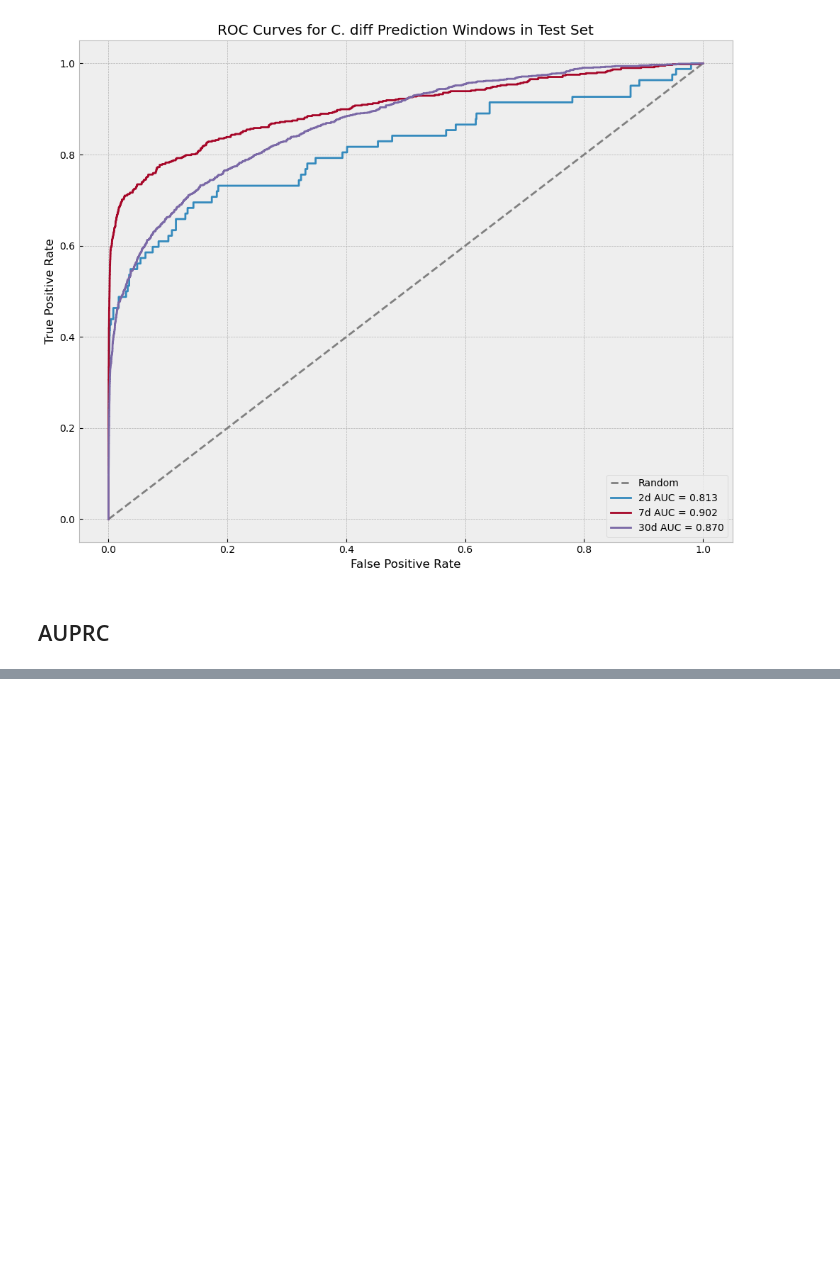
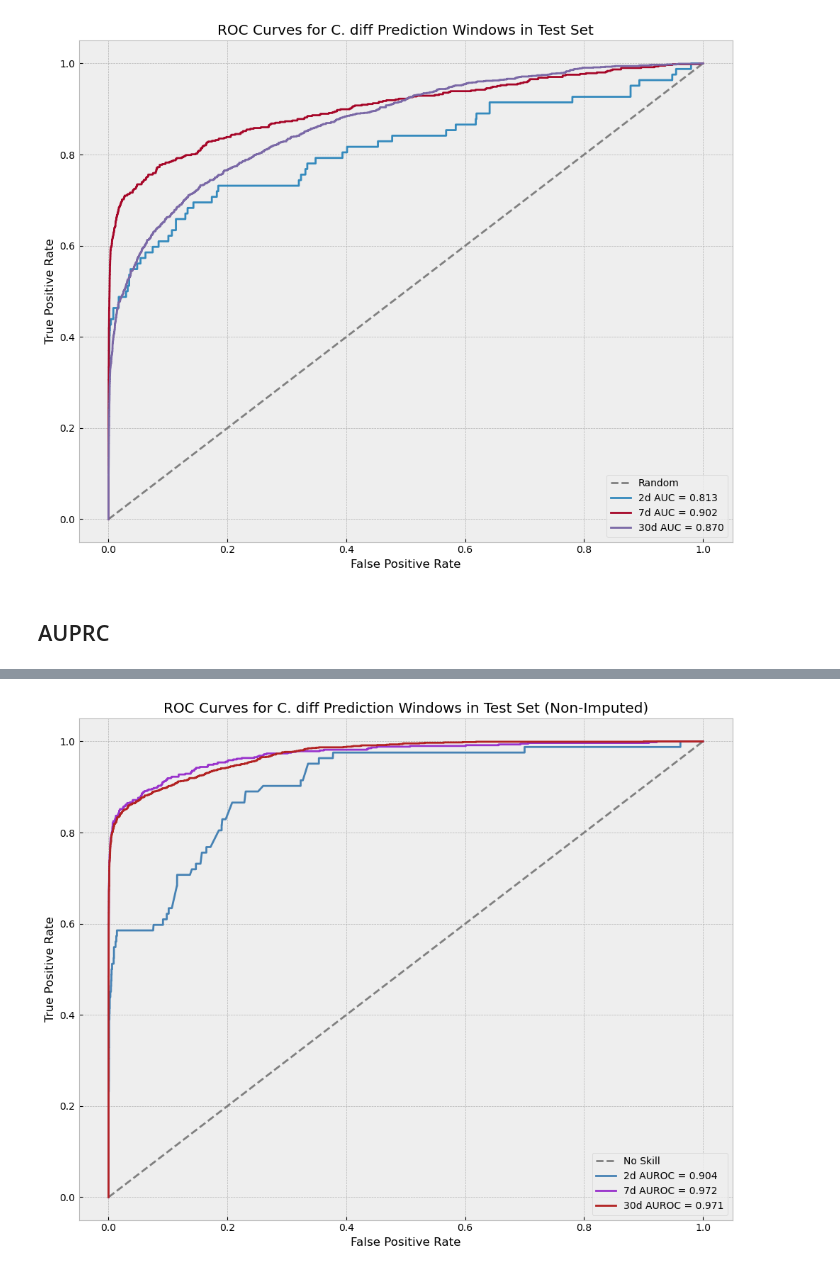
Before and after one commit to aszatrowski/predicting-cdiff, a Jupyter notebook: model_final_tests.ipynb, the cells around one changed output, grey strips where cells are left out. Saved outputs shown, nothing was run; the diff lists cells and outputs as text; code cells hidden in the pictures; blank space fills up the shorter version.

```diff
--- a/model_final_tests.ipynb
+++ b/model_final_tests.ipynb
@@ -80,0 +81,32 @@ plt.show()
+# %%
+import matplotlib.pyplot as plt
+from sklearn.metrics import roc_curve, roc_auc_score
+import xgboost as xgb
+
+windows = ['2d', '7d', '30d']
+colors = ['steelblue', 'darkorchid', 'firebrick']
+
+plt.figure(figsize=(10, 8))
+plt.style.use('bmh')
+plt.plot([0, 1], [0, 1], linestyle='--', color='gray', label='No Skill')
+
+for i, window in enumerate(windows):
+    xgb_model = xgb.XGBClassifier()
+    xgb_model.load_model(f'unimpute_{window}_best_model.json')
+
+    y_true = test_df[f'cdiff_{window}_flag']
+    y_test_prob = xgb_model.predict_proba(X_test)[:, 1]
+
+    fpr, tpr, _ = roc_curve(y_true, y_test_prob)
+    auc = roc_auc_score(y_true, y_test_prob)
+
+    plt.plot(fpr, tpr, color=colors[i], label=f'{window} AUROC = {auc:.3f}')
+
+plt.xlabel("False Positive Rate")
+plt.ylabel("True Positive Rate")
+plt.title("ROC Curves for C. diff Prediction Windows in Test Set (Non-Imputed)")
+plt.legend(loc="lower right")
+plt.tight_layout()
+plt.show()
+# %% [output]
+[figure, added]
```
Also changed, not shown: parts of 2 cells of this notebook, 3 other files.
